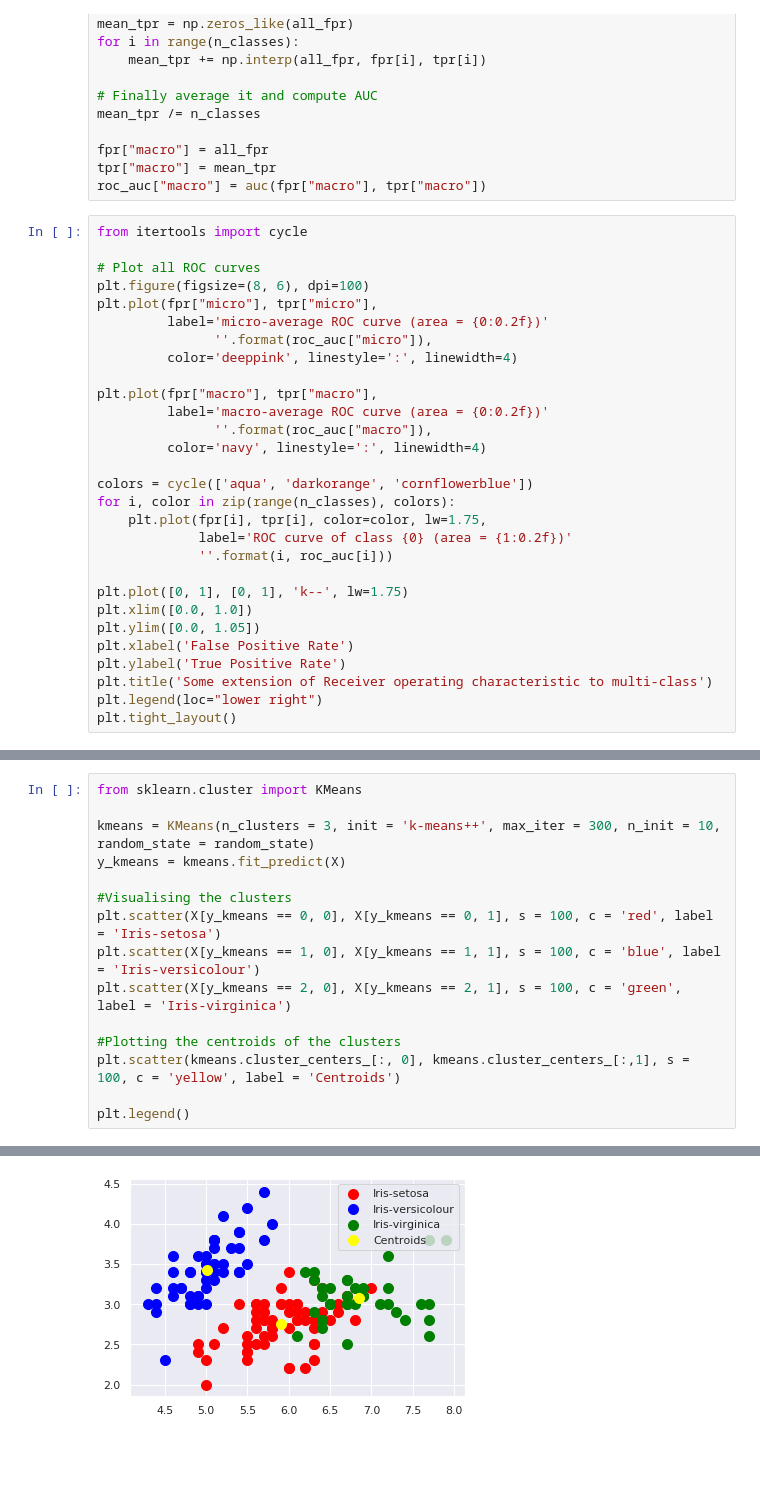
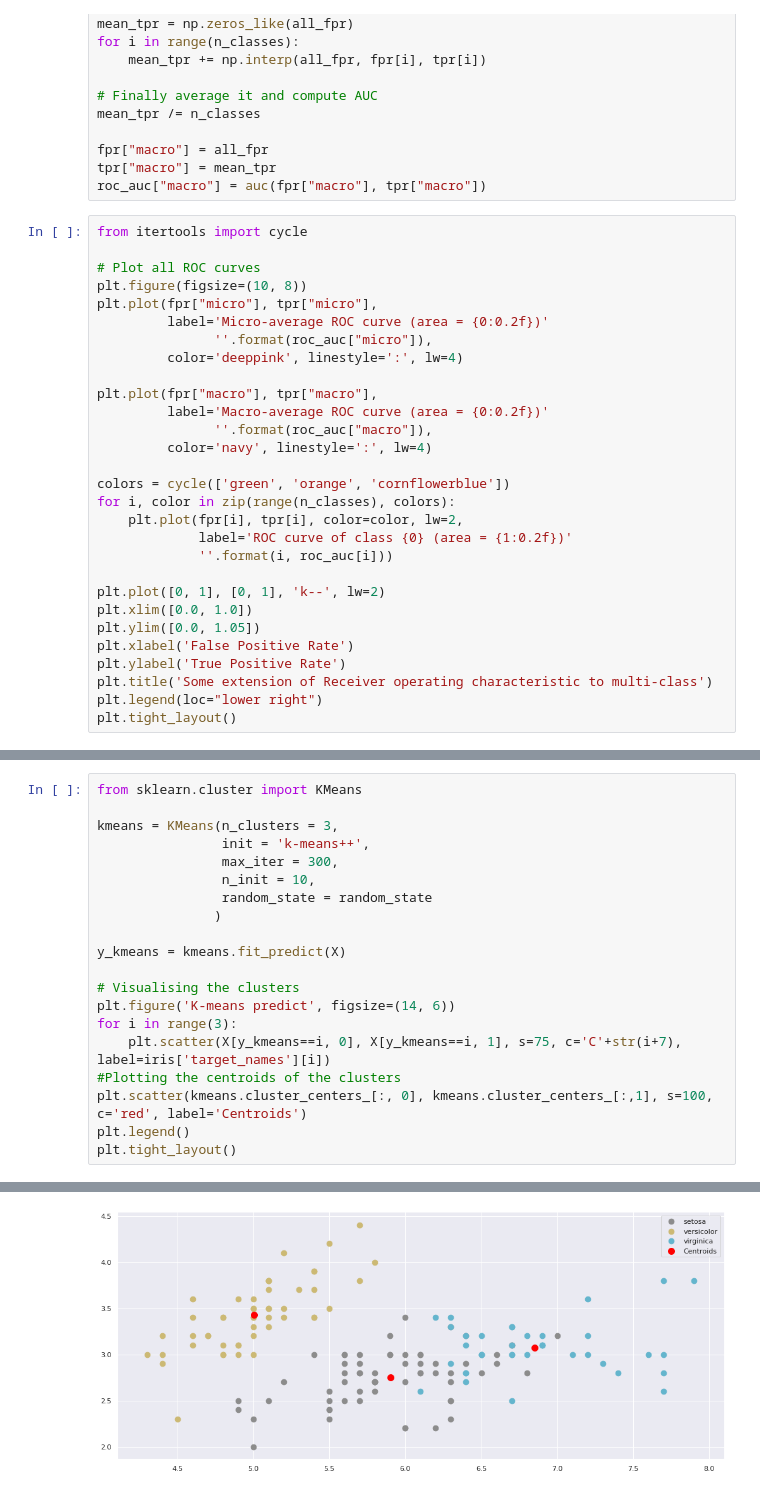
Before and after one commit to capitanov/py-tutorial, a Jupyter notebook: ml_ds/ml_iris_dataset.ipynb, the cells around one changed output, grey strips where cells are left out. Drawn from its saved outputs; the diff is of its cells as text; blank space fills up the shorter version.

Commit message:
Add CV, ROC-AUC, k-Means

```diff
--- a/ml_ds/ml_iris_dataset.ipynb
+++ b/ml_ds/ml_iris_dataset.ipynb
@@ -635,24 +721,24 @@ roc_auc["macro"] = auc(fpr["macro"], tpr["macro"])
 from itertools import cycle
 
 # Plot all ROC curves
-plt.figure(figsize=(8, 6), dpi=100)
+plt.figure(figsize=(10, 8))
 plt.plot(fpr["micro"], tpr["micro"],
-         label='micro-average ROC curve (area = {0:0.2f})'
+         label='Micro-average ROC curve (area = {0:0.2f})'
                ''.format(roc_auc["micro"]),
-         color='deeppink', linestyle=':', linewidth=4)
+         color='deeppink', linestyle=':', lw=4)
 
 plt.plot(fpr["macro"], tpr["macro"],
-         label='macro-average ROC curve (area = {0:0.2f})'
+         label='Macro-average ROC curve (area = {0:0.2f})'
                ''.format(roc_auc["macro"]),
-         color='navy', linestyle=':', linewidth=4)
+         color='navy', linestyle=':', lw=4)
 
-colors = cycle(['aqua', 'darkorange', 'cornflowerblue'])
+colors = cycle(['green', 'orange', 'cornflowerblue'])
 for i, color in zip(range(n_classes), colors):
-    plt.plot(fpr[i], tpr[i], color=color, lw=1.75,
+    plt.plot(fpr[i], tpr[i], color=color, lw=2,
              label='ROC curve of class {0} (area = {1:0.2f})'
              ''.format(i, roc_auc[i]))
 
-plt.plot([0, 1], [0, 1], 'k--', lw=1.75)
+plt.plot([0, 1], [0, 1], 'k--', lw=2)
 plt.xlim([0.0, 1.0])
 plt.ylim([0.0, 1.05])
 plt.xlabel('False Positive Rate')
@@ -717,16 +785,21 @@ plt.tight_layout()
 # %%
 from sklearn.cluster import KMeans
 
-kmeans = KMeans(n_clusters = 3, init = 'k-means++', max_iter = 300, n_init = 10, random_state = random_state)
+kmeans = KMeans(n_clusters = 3,
+                init = 'k-means++',
+                max_iter = 300,
+                n_init = 10,
+                random_state = random_state
+               )
+
 y_kmeans = kmeans.fit_predict(X)
 
-#Visualising the clusters
-plt.scatter(X[y_kmeans == 0, 0], X[y_kmeans == 0, 1], s = 100, c = 'red', label = 'Iris-setosa')
-plt.scatter(X[y_kmeans == 1, 0], X[y_kmeans == 1, 1], s = 100, c = 'blue', label = 'Iris-versicolour')
-plt.scatter(X[y_kmeans == 2, 0], X[y_kmeans == 2, 1], s = 100, c = 'green', label = 'Iris-virginica')
-
+# Visualising the clusters
+plt.figure('K-means predict', figsize=(14, 6))
+for i in range(3):
+    plt.scatter(X[y_kmeans==i, 0], X[y_kmeans==i, 1], s=75, c='C'+str(i+7), label=iris['target_names'][i])
 #Plotting the centroids of the clusters
-plt.scatter(kmeans.cluster_centers_[:, 0], kmeans.cluster_centers_[:,1], s = 100, c = 'yellow', label = 'Centroids')
-
+plt.scatter(kmeans.cluster_centers_[:, 0], kmeans.cluster_centers_[:,1], s=100, c='red', label='Centroids')
 plt.legend()
+plt.tight_layout()
 # %% [output]
@@ -734 +806 @@ plt.legend()
-[figure, old version]
+[figure, new version]
```
Also changed, not shown: parts of 33 cells of this notebook.
